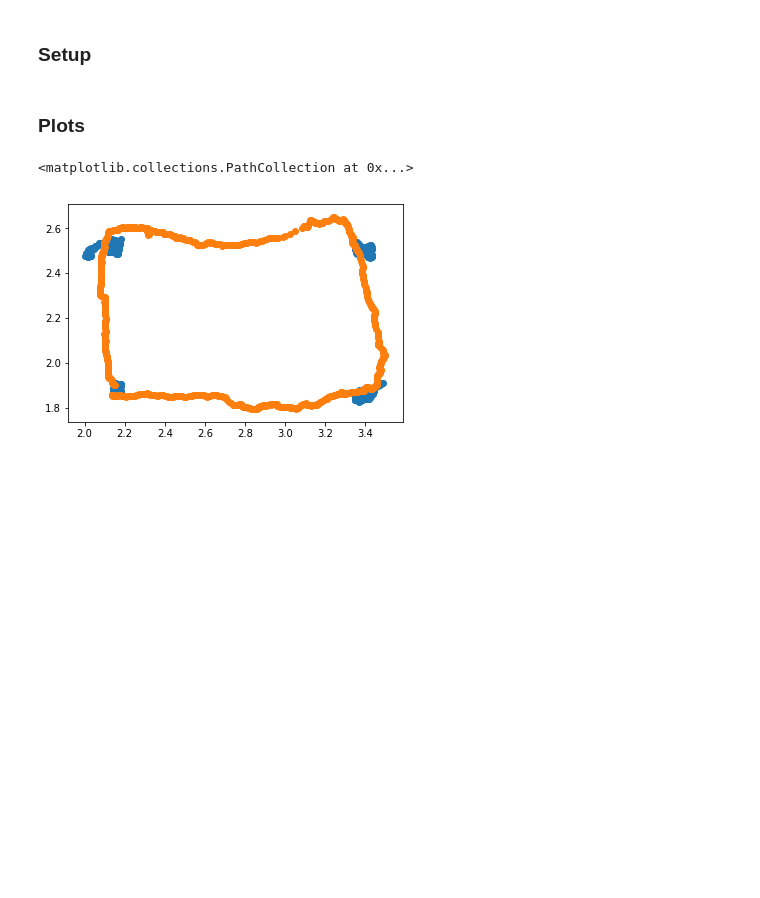
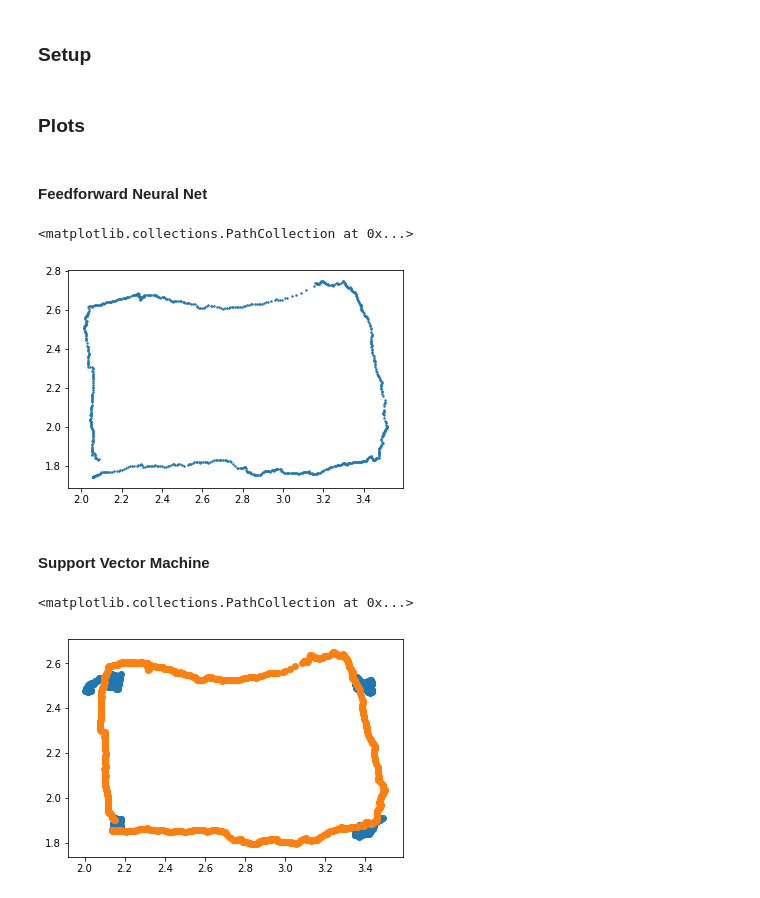
Before and after one commit to rdszhao/DSC180_Project, a Jupyter notebook: notebooks/report.ipynb, the cells around one changed output. Saved outputs shown, nothing was run; the diff lists cells and outputs as text; code cells hidden in the pictures; blank space fills up the shorter version.

Commit message:
added all plots so far

```diff
--- a/notebooks/report.ipynb
+++ b/notebooks/report.ipynb
@@ -31,6 +32,28 @@ active_long_table_slide_DOA = V5["active_long_table_slide_DOA"]
 active_long_table_slide_matrix = V5["active_long_table_slide_matrix"]
 # %% [markdown]
 ### Plots
+# %% [markdown]
+#### Feedforward Neural Net
+# %%
+cp_torch = [torch.from_numpy(cp) for cp in cp_list[:4]]
+room_coords = [torch.from_numpy(np.array([i[0], i[1]])) for i in ROOM_COORDINATES[:4]]
+X = cp_torch
+y = room_coords
+# %%
+model = NeuralNet(input_size, hidden_size, output_size)
+model = model.float()
+
+model.train(X, y)
+predictions = model.predict(active_L_table_slide_DOA)
+# %%
+mapX = [x[0] for x in predictions]
+mapy = [x[1] for x in predictions]
+plt.scatter(mapX, mapy, s=2)
+# %% [output]
+<matplotlib.collections.PathCollection at 0x...>
+[figure, added]
+# %% [markdown]
+#### Support Vector Machine
 # %%
 control_points = cp_list[:4]
 coordinates = [np.array([i[0], i[1]]) for i in ROOM_COORDINATES[:4]]
```
Also changed, not shown: parts of 3 cells of this notebook.
